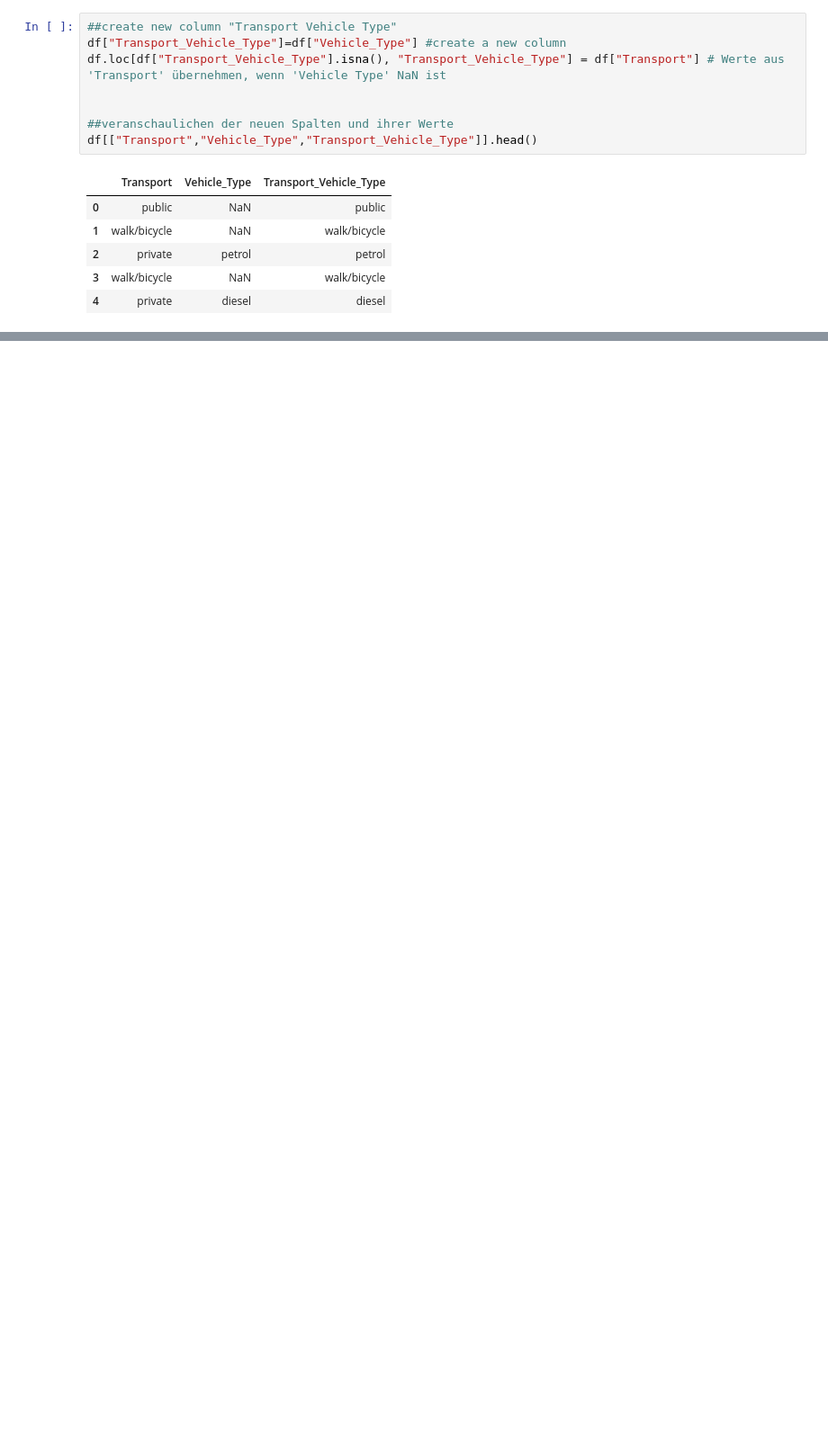
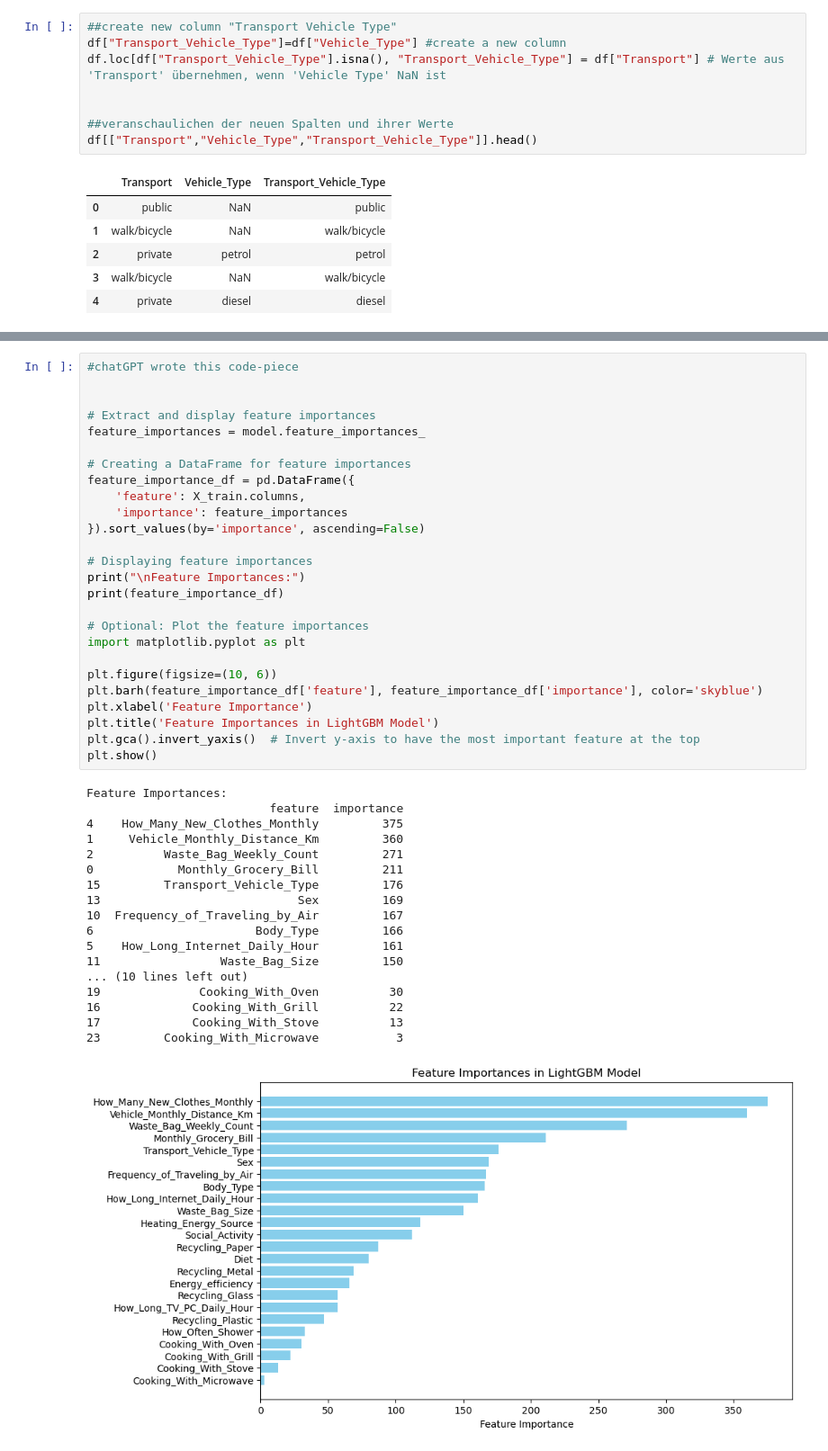
Before and after one commit to e-prossinger/CarbonFootprint_TechLab, a Jupyter notebook: individual_notebooks/Prossinger/experiments/different_model_fewer_features.ipynb, the cells around one changed output, grey strips where cells are left out. Shown at 90% size. Drawn from its saved outputs; the diff is of its cells as text; blank space fills up the shorter version.

Commit message:
look into most important features. however when i chose them they have a worst R-squared

```diff
--- a/individual_notebooks/Prossinger/experiments/different_model_fewer_features.ipynb
+++ b/individual_notebooks/Prossinger/experiments/different_model_fewer_features.ipynb
@@ -129,0 +148,45 @@ average R-squared (from test-set): 0.874
+# %%
+#chatGPT wrote this code-piece
+
+
+# Extract and display feature importances
+feature_importances = model.feature_importances_
+
+# Creating a DataFrame for feature importances
+feature_importance_df = pd.DataFrame({
+    'feature': X_train.columns,
+    'importance': feature_importances
+}).sort_values(by='importance', ascending=False)
+
+# Displaying feature importances
+print("\nFeature Importances:")
+print(feature_importance_df)
+
+# Optional: Plot the feature importances
+import matplotlib.pyplot as plt
+
+plt.figure(figsize=(10, 6))
+plt.barh(feature_importance_df['feature'], feature_importance_df['importance'], color='skyblue')
+plt.xlabel('Feature Importance')
+plt.title('Feature Importances in LightGBM Model')
+plt.gca().invert_yaxis()  # Invert y-axis to have the most important feature at the top
+plt.show()
+# %% [output]
+Feature Importances:
+                          feature  importance
+4    How_Many_New_Clothes_Monthly         375
+1     Vehicle_Monthly_Distance_Km         360
+2          Waste_Bag_Weekly_Count         271
+0            Monthly_Grocery_Bill         211
+15         Transport_Vehicle_Type         176
+13                            Sex         169
+10  Frequency_of_Traveling_by_Air         167
+6                       Body_Type         166
+5    How_Long_Internet_Daily_Hour         161
+11                 Waste_Bag_Size         150
+... (10 lines left out)
+19              Cooking_With_Oven          30
+16             Cooking_With_Grill          22
+17             Cooking_With_Stove          13
+23         Cooking_With_Microwave           3
+[figure, added]
```
Also changed, not shown: parts of 18 cells of this notebook.
